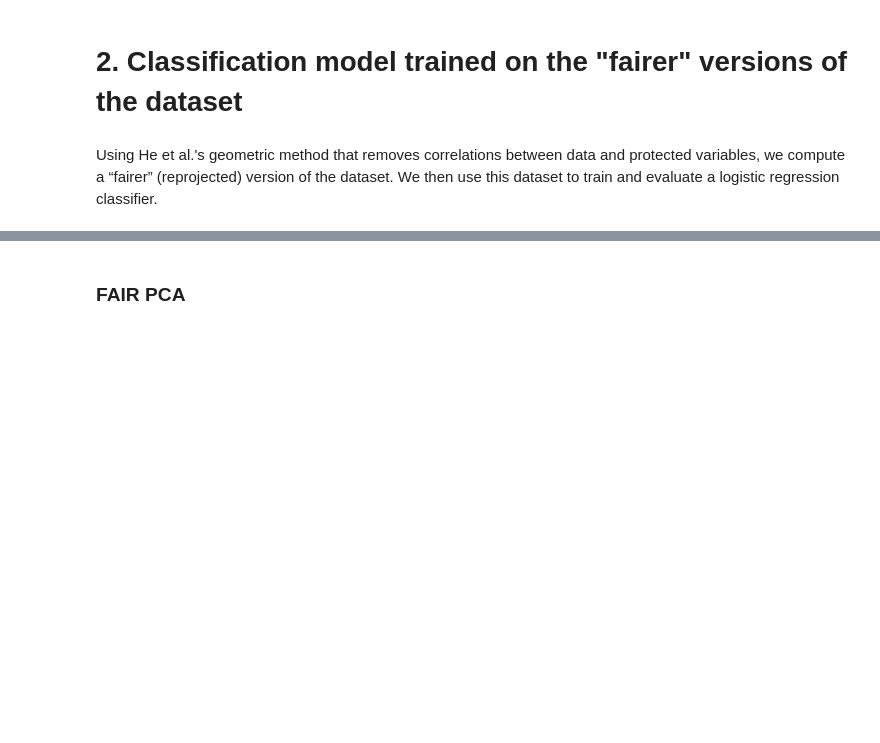
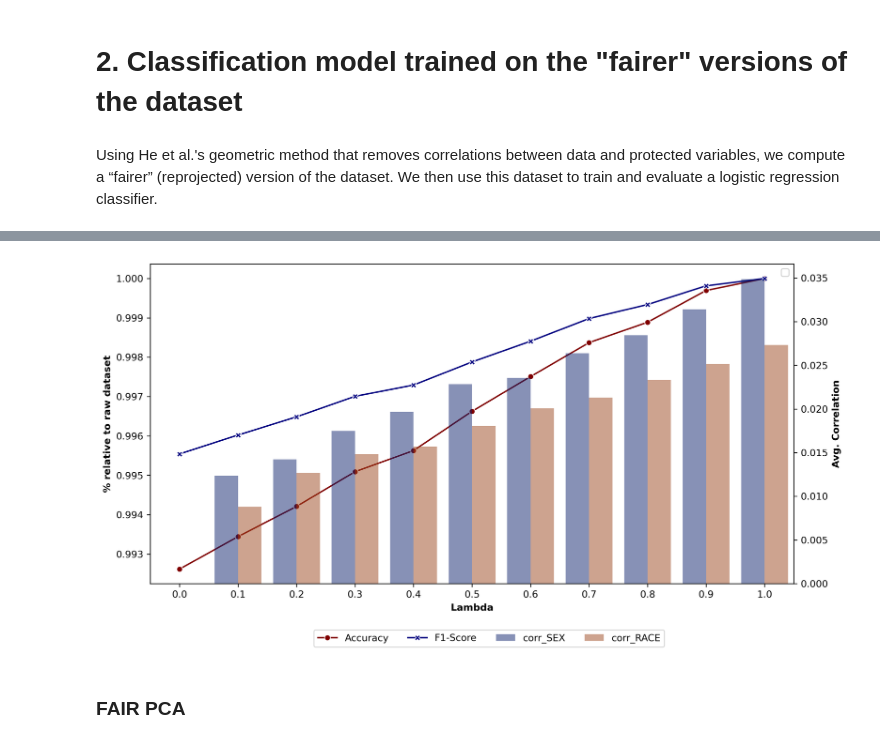
Before and after one commit to veronhoxha/debiasing-data-and-fairer-models, a Jupyter notebook: afae24-assignment-02-template.ipynb, the cells around one changed output, grey strips where cells are left out. Drawn from its saved outputs; the diff is of its cells as text; code cells hidden in the pictures; blank space fills up the shorter version.

```diff
--- a/afae24-assignment-02-template.ipynb
+++ b/afae24-assignment-02-template.ipynb
@@ -230,14 +310,3 @@ results
 # 2. Classification model trained on the "fairer" versions of the dataset
 # %% [markdown]
 Using He et al.'s geometric method that removes correlations between data and protected variables, we compute a “fairer” (reprojected) version of the dataset. We then use this dataset to train and evaluate a logistic regression classifier.
-# %%
-accuracies = []
-f1s = []
-
-for l in np.linspace(0, 1, 11):
-    Xs_train_np_debiased = debias_features(Xs_train_np, Xs_train_p, lambda_=l)
-    model.fit(Xs_train_np_debiased, y_train)
-    y_hat = model.predict(Xs_test_np)
-
-    f1s.append(f1_score(y_test, y_hat))
-    accuracies.append(accuracy_score(y_test, y_hat))
@@ -260,0 +315,9 @@ pd.DataFrame([np.linspace(0,1,11), accuracies, f1s], index=["Lambda", "Accuracy"
+# %%
+# Split the training dataset into train and validation sets for evaluating the lambdas
+Xs_train_l_np, Xs_val_l_np, Xs_train_l_p, Xs_val_l_p, y_train_l, y_val_l = train_test_split(Xs_train_np, Xs_train_p, y_train.reshape(-1, 1),
+                                                                                            test_size=0.3, random_state=0, shuffle=True)
+
+lambda_results = evaluate_lambda(model = model, X_train_np = Xs_train_l_np, X_train_p = Xs_train_l_p, y_train = y_train_l,
+                protected_feat_dict = protect_dict, lambda_range = [0, 1])
+
+lambda_results
@@ -261,3 +348,27 @@ pd.DataFrame([np.linspace(0,1,11), accuracies, f1s], index=["Lambda", "Accuracy"
+# %%
+# Reshape the dataframe to plot
+df = pd.melt(lambda_results, id_vars=['lambda', "accuracy", "f1"], value_vars=['corr_SEX', "corr_RACE"])
+# Calculate the accuracy and f1 relative to the biased
+acc = lambda_results["accuracy"] / lambda_results["accuracy"].max()
+f1 = lambda_results["f1"] / lambda_results["f1"].max()
+
+# Make a plot
+fig, ax1 = plt.subplots(figsize=(12,6), dpi=300)
+
+sns.lineplot(data = acc, marker='o', sort = False, ax=ax1, label="Accuracy", color="maroon")
+sns.lineplot(data = f1, marker='X', sort = False, ax=ax1, label="F1-Score", color="navy")
+ax2 = ax1.twinx()
+
+sns.barplot(x = df['lambda'], y = df['value'], alpha=0.5, ax=ax2, hue=df["variable"], palette="dark")
+ax2.set_xticklabels([f"{l:.1f}" for l in lambda_results["lambda"]])
+ax1.set_xlabel("Lambda", weight="bold")
+ax1.set_ylabel("% relative to raw dataset", weight="bold")
+ax2.set_ylabel("Avg. Correlation", weight="bold")
+ax1.legend("")
+ax2.legend("")
+fig.legend(ncol=4, bbox_to_anchor=(0.75, 0.01));
+# %% [output]
+[figure, added]
 # %% [markdown]
 ### FAIR PCA
 # %%
```
Also changed, not shown: parts of 11 cells of this notebook, 27 other files.
